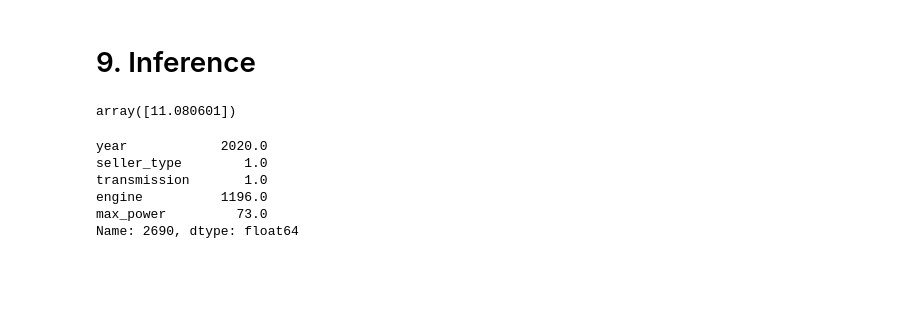
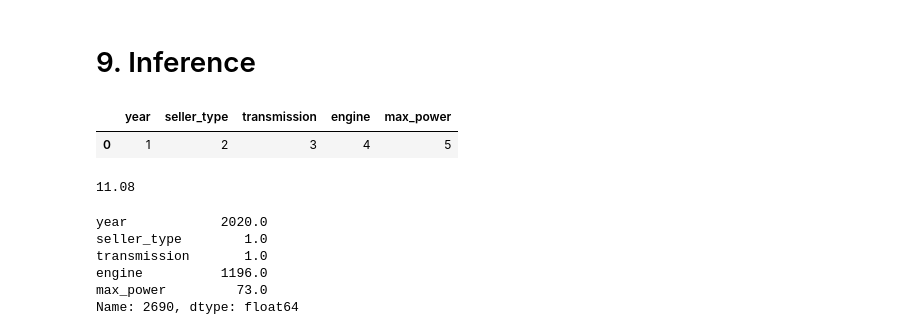
Before and after one commit to sushmi/classroom, a Jupyter notebook: notebooks/A1 - Predicting Car Prices.ipynb, the cells around one changed output. Saved outputs shown, nothing was run; the diff lists cells and outputs as text; code cells hidden in the pictures; blank space fills up the shorter version.

```diff
--- a/notebooks/A1 - Predicting Car Prices.ipynb
+++ b/notebooks/A1 - Predicting Car Prices.ipynb
@@ -1110,7 +1146,17 @@ pickle.dump(le, open(encoder_filename, 'wb'))
+# %%
+a = [[1,2,3,4,5]]
+R = np.array(a).reshape(-1, 5)
+
+T = pd.DataFrame(R, columns=['year', 'seller_type', 'transmission', 'engine', 'max_power'])
+T
+# %% [output]
+|  | year | seller_type | transmission | engine | max_power |
+| 0 | 1 | 2 | 3 | 4 | 5 |
 # %%
-grid.predict(X=[[1,2,3,4,5]])
+price = grid.predict(X = T)
+price[0].round(2).item()
 # %% [output]
-array([11.080601])
+11.08
 # %%
 # Pickle is for Python only, if you want to use the model in other languages or platforms, consider using ONNX format.
 #saving in onnx file format
```
Also changed, not shown: parts of 16 cells of this notebook, 7 other files.
